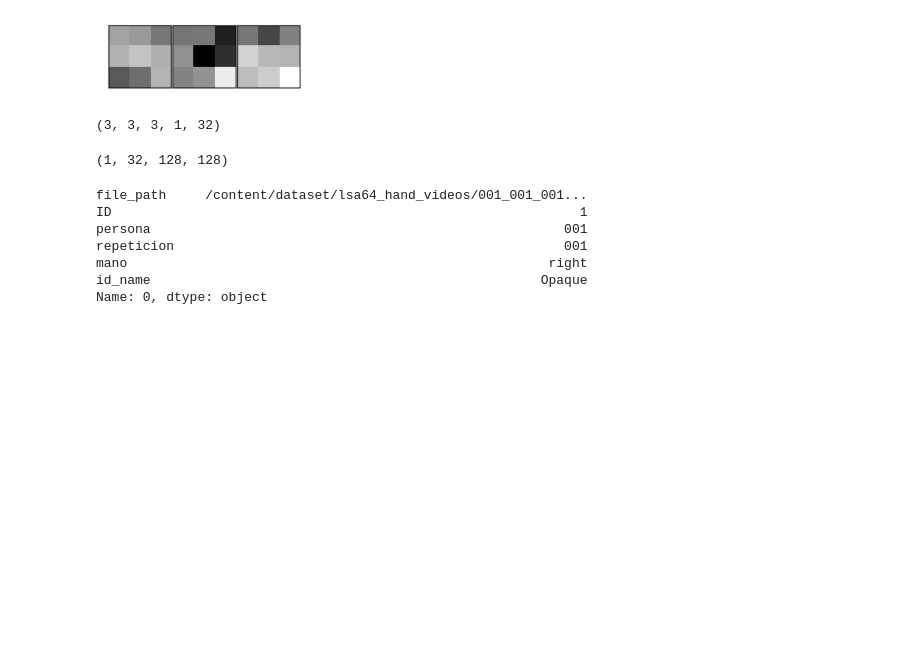
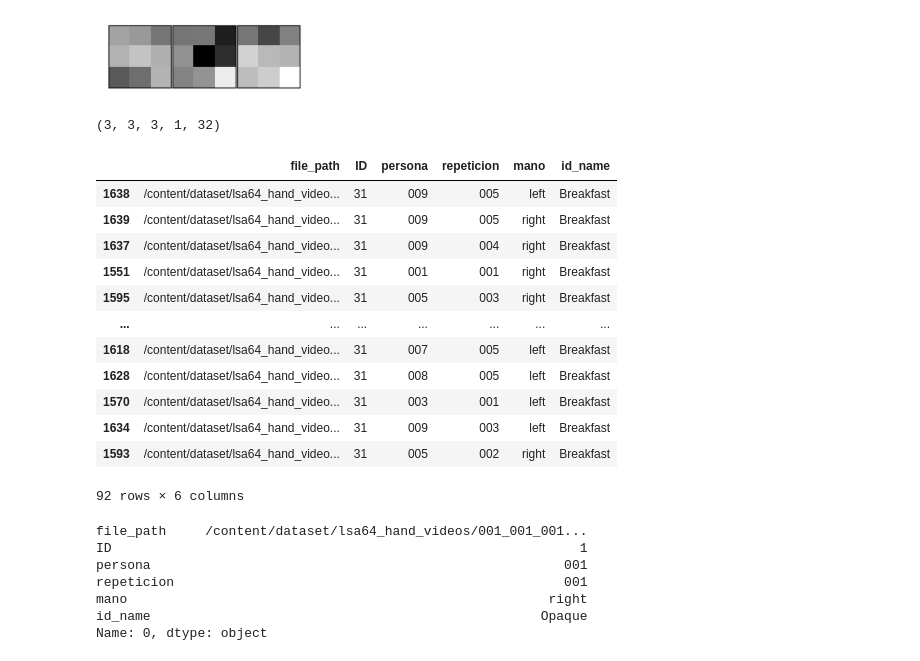
Before and after one commit to ffelicioni/conv3d_video, a Jupyter notebook: clasificar_hands.ipynb, the cells around one changed output. Drawn from its saved outputs; the diff is of its cells as text; code cells hidden in the pictures; blank space fills up the shorter version.

Commit message:
ambas manos

```diff
--- a/clasificar_hands.ipynb
+++ b/clasificar_hands.ipynb
@@ -562,12 +577,22 @@ filters.shape
 (3, 3, 3, 1, 32)
 # %%
 from matplotlib import pyplot
-# %%
-ejemplo=pd.DataFrame(df_train_batch.loc[0]).T
-X=load_data_from_tf(ejemplo,"train_data")
-X.shape
-# %% [output]
-(1, 32, 128, 128)
+# %%
+df_train_batch[df_train_batch.ID==31]
+# %% [output]
+|  | file_path | ID | persona | repeticion | mano | id_name |
+| 1638 | /content/dataset/lsa64_hand_video... | 31 | 009 | 005 | left | Breakfast |
+| 1639 | /content/dataset/lsa64_hand_video... | 31 | 009 | 005 | right | Breakfast |
+| 1637 | /content/dataset/lsa64_hand_video... | 31 | 009 | 004 | right | Breakfast |
+| 1551 | /content/dataset/lsa64_hand_video... | 31 | 001 | 001 | right | Breakfast |
+| 1595 | /content/dataset/lsa64_hand_video... | 31 | 005 | 003 | right | Breakfast |
+| ... | ... | ... | ... | ... | ... | ... |
+| 1618 | /content/dataset/lsa64_hand_video... | 31 | 007 | 005 | left | Breakfast |
+| 1628 | /content/dataset/lsa64_hand_video... | 31 | 008 | 005 | left | Breakfast |
+| 1570 | /content/dataset/lsa64_hand_video... | 31 | 003 | 001 | left | Breakfast |
+| 1634 | /content/dataset/lsa64_hand_video... | 31 | 009 | 003 | left | Breakfast |
+| 1593 | /content/dataset/lsa64_hand_video... | 31 | 005 | 002 | right | Breakfast |
+92 rows × 6 columns
 # %%
 df_train_batch.loc[0]
 # %% [output]
```
Also changed, not shown: parts of 10 cells of this notebook.
